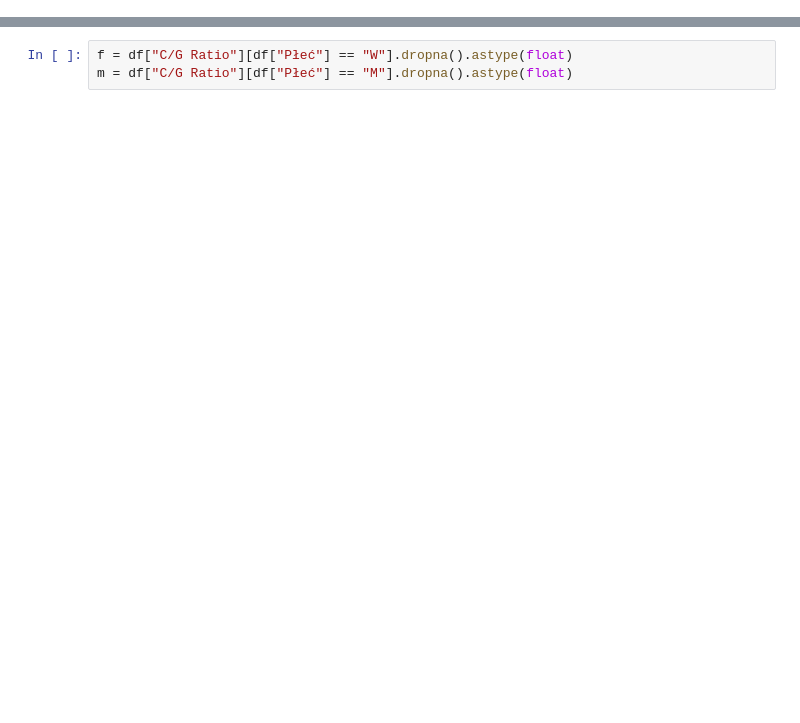
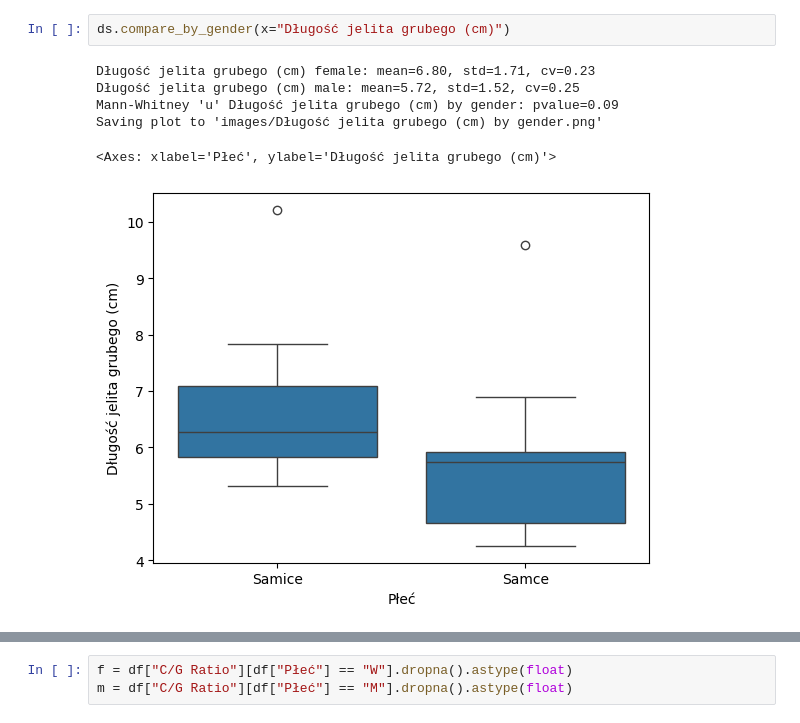
Before and after one commit to mateuszkojro/charakterystyka-morfometryczna-golebia-miejskiego, a Jupyter notebook: 5-jelita-vs-plec.ipynb, the cells around one changed output, grey strips where cells are left out. Saved outputs shown, nothing was run; the diff lists cells and outputs as text; blank space fills up the shorter version.

```diff
--- a/5-jelita-vs-plec.ipynb
+++ b/5-jelita-vs-plec.ipynb
@@ -4,0 +15,9 @@ import scipy.stats as stats
+# %%
+ds.compare_by_gender(x="Długość jelita grubego (cm)")
+# %% [output]
+Długość jelita grubego (cm) female: mean=6.80, std=1.71, cv=0.23
+Długość jelita grubego (cm) male: mean=5.72, std=1.52, cv=0.25
+Mann-Whitney 'u' Długość jelita grubego (cm) by gender: pvalue=0.09
+Saving plot to 'images/Długość jelita grubego (cm) by gender.png'
+<Axes: xlabel='Płeć', ylabel='Długość jelita grubego (cm)'>
+[figure, added]
```
Also changed, not shown: parts of 20 cells of this notebook, 31 other files.
